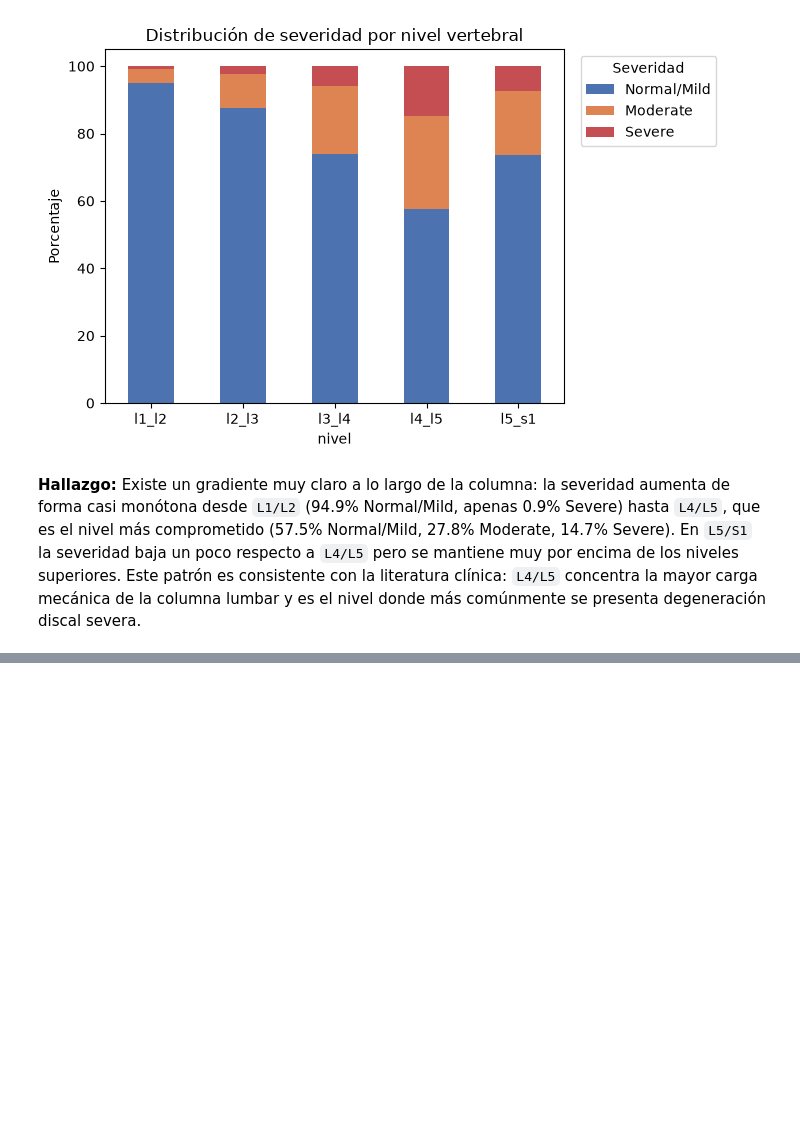
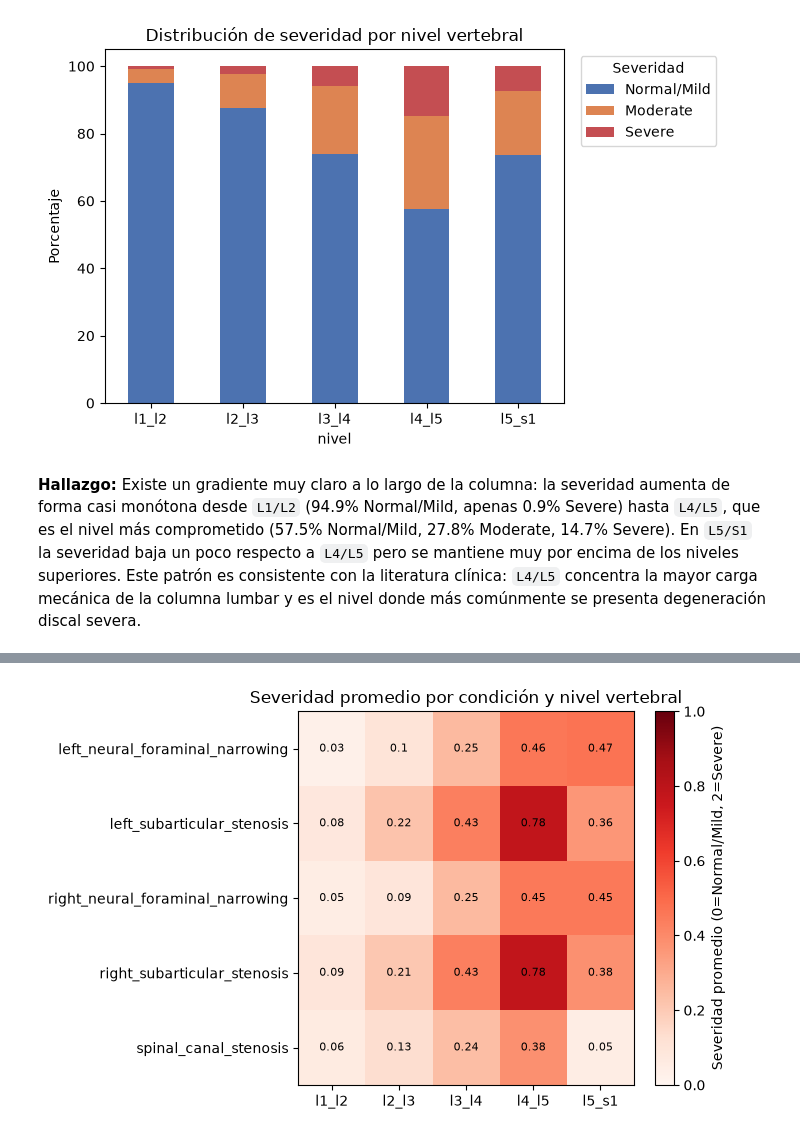
Before and after one commit to Albu231311/Proyecto2-DS, a Jupyter notebook: Proyecto2_Limpieza_Preprocesamiento.ipynb, the cells around one changed output, grey strips where cells are left out. Drawn from its saved outputs; the diff is of its cells as text; code cells hidden in the pictures; blank space fills up the shorter version.

```diff
--- a/Proyecto2_Limpieza_Preprocesamiento.ipynb
+++ b/Proyecto2_Limpieza_Preprocesamiento.ipynb
@@ -581,0 +677,4 @@ plt.show()
+# %%
+heatmap_cond_nivel = train_long_clean.groupby(['condicion', 'nivel'])['severidad_num'].mean().unstack()
+heatmap_cond_nivel = heatmap_cond_nivel[['l1_l2', 'l2_l3', 'l3_l4', 'l4_l5', 'l5_s1']].round(2)
+heatmap_cond_nivel
@@ -581,0 +689,20 @@ plt.show()
+# %%
+fig, ax = plt.subplots(figsize=(7, 4.5))
+im = ax.imshow(heatmap_cond_nivel, vmin=0, vmax=1, cmap='Reds', aspect='auto')
+
+ax.set_xticks(range(len(heatmap_cond_nivel.columns)))
+ax.set_yticks(range(len(heatmap_cond_nivel.index)))
+ax.set_xticklabels(heatmap_cond_nivel.columns)
+ax.set_yticklabels(heatmap_cond_nivel.index)
+
+for i in range(heatmap_cond_nivel.shape[0]):
+    for j in range(heatmap_cond_nivel.shape[1]):
+        ax.text(j, i, heatmap_cond_nivel.iloc[i, j], ha='center', va='center', fontsize=8)
+
+plt.colorbar(im, label='Severidad promedio (0=Normal/Mild, 2=Severe)')
+plt.title('Severidad promedio por condición y nivel vertebral')
+plt.tight_layout()
+plt.savefig('data/processed/heatmap_severidad_condicion_nivel.png', dpi=120)
+plt.show()
+# %% [output]
+[figure, added]
```
Also changed, not shown: parts of 9 cells of this notebook, 3 other files.
